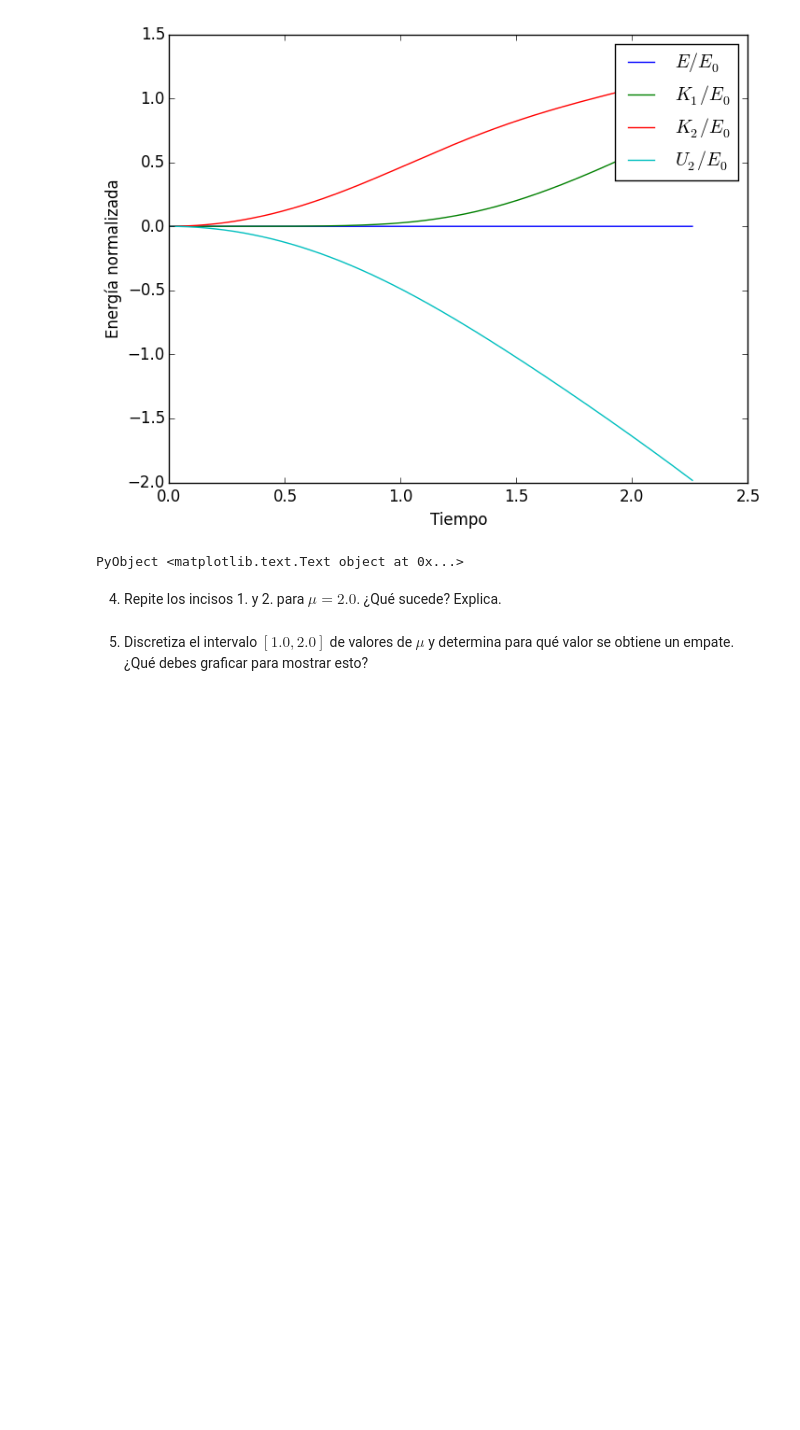
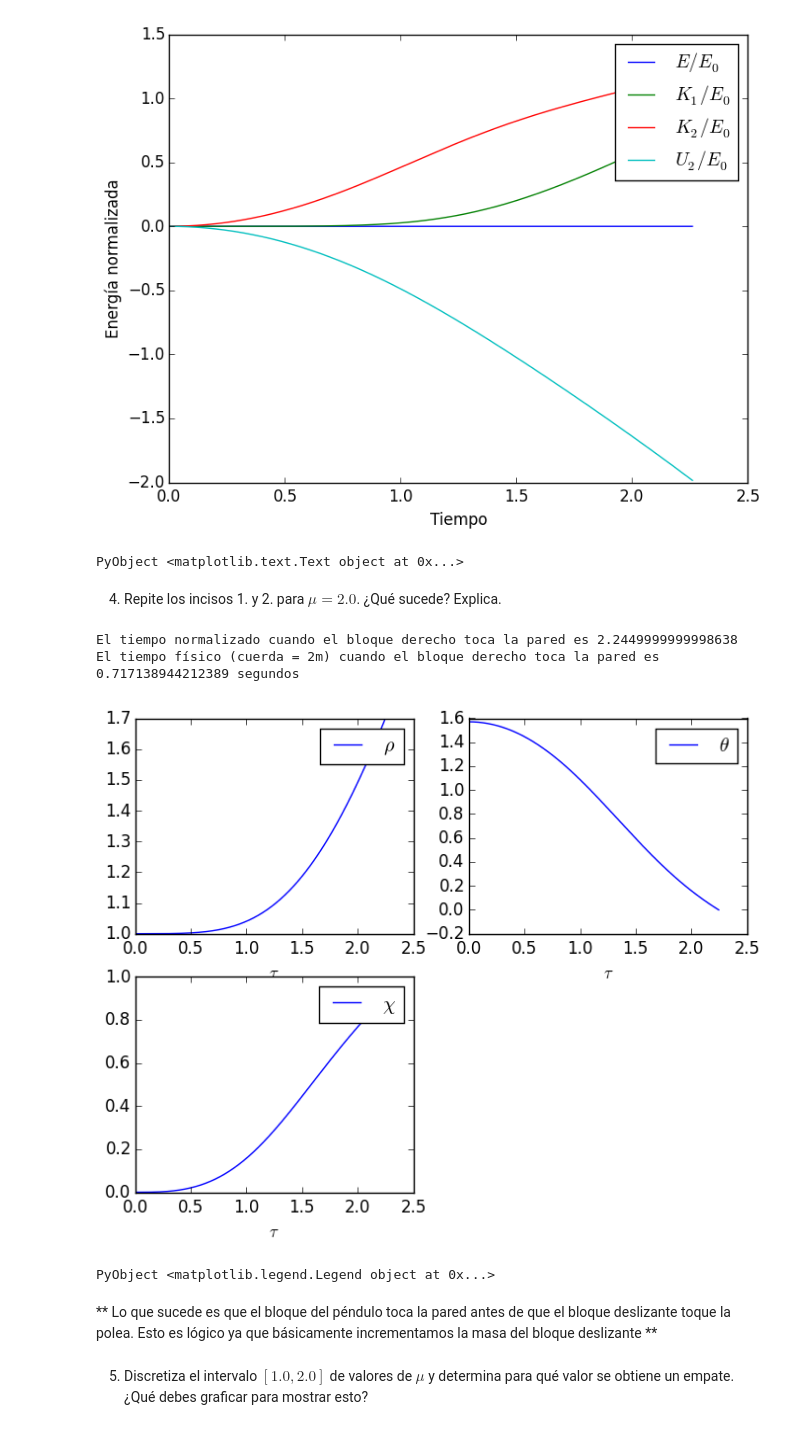
Before and after one commit to ivan-galinskiy/fisica_computacional, a Jupyter notebook: tareas/Tarea 07.ipynb, the cells around one changed output. Cells and saved outputs as stored; diff of their text form; code cells hidden in the pictures; blank space fills up the shorter version.

```diff
--- a/tareas/Tarea 07.ipynb
+++ b/tareas/Tarea 07.ipynb
@@ -356,5 +356,40 @@ ylabel("Energía normalizada")
 PyObject <matplotlib.text.Text object at 0x...>
 # %% [markdown]
 4. Repite los incisos 1. y 2. para $\mu=2.0$. ¿Qué sucede? Explica.
+# %%
+### Solución:
+
+iniciales = {[1 π/2 0 0], 0}
+
+trayectoria = integrar_corte(iniciales, 0.001, corte_polea_pared, x -> f_evol(x, 2))
+print("El tiempo normalizado cuando el bloque derecho toca la pared es ")
+println(trayectoria[1][end])
+
+print("El tiempo físico (cuerda = 2m) cuando el bloque derecho toca la pared es ")
+print(trayectoria[1][end] * sqrt(2/2 /9.8))
+println(" segundos")
+
+### Graficamos
+subplot(2, 2, 1)
+plot(trayectoria[1], trayectoria[2][:,1], label=L"\rho")
+xlabel(L"\tau")
+legend()
+
+subplot(2, 2, 2)
+plot(trayectoria[1], trayectoria[2][:,2], label=L"\theta")
+xlabel(L"\tau")
+legend()
+
+subplot(2, 2, 3)
+plot(trayectoria[1], trayectoria[2][:,3], label=L"\chi")
+xlabel(L"\tau")
+legend()
+# %% [output]
+El tiempo normalizado cuando el bloque derecho toca la pared es 2.2449999999998638
+El tiempo físico (cuerda = 2m) cuando el bloque derecho toca la pared es 0.717138944212389 segundos
+[figure, added]
+PyObject <matplotlib.legend.Legend object at 0x...>
+# %% [markdown]
+** Lo que sucede es que el bloque del péndulo toca la pared antes de que el bloque deslizante toque la polea. Esto es lógico ya que básicamente incrementamos la masa del bloque deslizante **
 # %% [markdown]
 5. Discretiza el intervalo $[1.0,2.0]$ de valores de $\mu$ y determina para qué valor se obtiene un empate. ¿Qué debes graficar para mostrar esto?
```
Also changed, not shown: parts of 2 cells of this notebook.
